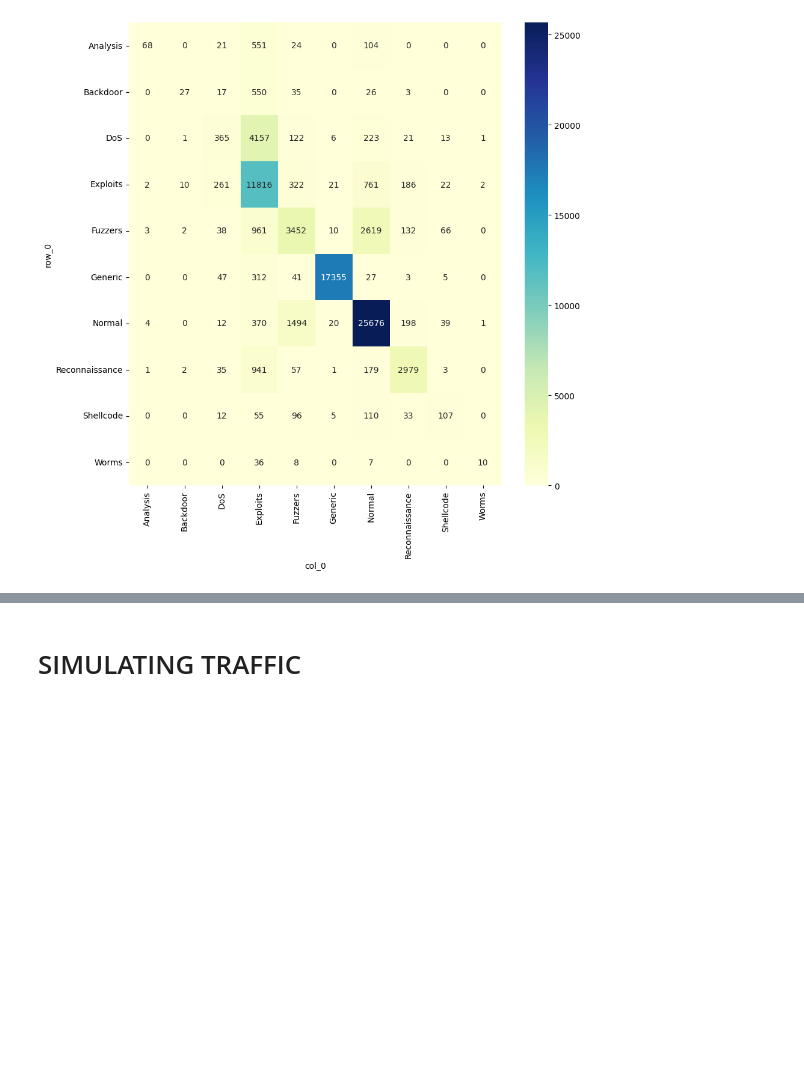
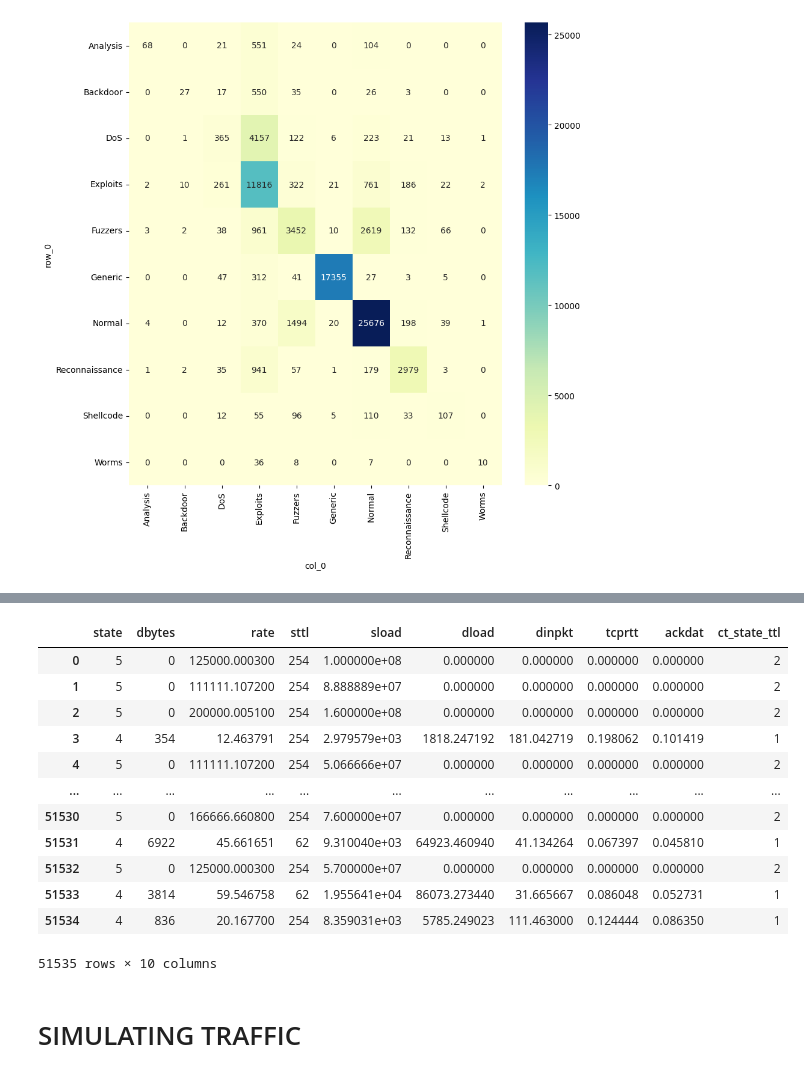
Before and after one commit to Abugahh/Detecting-Networks-Anomaly-using-ML, a Jupyter notebook: Project2.ipynb, the cells around one changed output, grey strips where cells are left out. Saved outputs shown, nothing was run; the diff lists cells and outputs as text; code cells hidden in the pictures; blank space fills up the shorter version.

```diff
--- a/Project2.ipynb
+++ b/Project2.ipynb
@@ -237,0 +291,41 @@ Reconnaissance       0.84      0.71      0.77      4198
+# %%
+import json
+import pandas as pd
+import random
+import time
+
+
+# Specify the path to your JSON file
+json_file_path = 'validation.json'  # replace with the path to your JSON file
+
+data = []
+
+with open(json_file_path, 'r') as f:
+    for line in f:
+        data.append(json.loads(line))
+
+
+# Select the 10 features
+# features = ['dload', 'ct_state_ttl', 'rate', 'sttl', 'tcprtt', 'sload', 'state', 'ackdat', 'dinpkt', 'dbytes']
+features = ['state', 'dbytes', 'rate', 'sttl', 'sload', 'dload', 'dinpkt', 'tcprtt', 'ackdat', 'ct_state_ttl']
+
+while True:
+    # Select a random packet
+    packet = random.choice(data)
+
+    # Select the 10 features from the packet
+    selected_data = {feature: packet[feature] for feature in features}
+
+    # Convert to DataFrame as the model expects input in this format
+    df = pd.DataFrame([selected_data] , columns=features)
+
+    df
+
+    # Use the trained model to make predictions
+    predictions = rf.predict(df)
+
+    print(selected_data, ':', predictions)
+
+
+    # Wait for 5 seconds before selecting the next packet
+    time.sleep(5)
@@ -238,3 +340,19 @@ Reconnaissance       0.84      0.71      0.77      4198
+# %%
+df
+# %% [output]
+|  | state | dbytes | rate | sttl | sload | dload | dinpkt | tcprtt | ackdat | ct_state_ttl |
+| 0 | 5 | 0 | 125000.000300 | 254 | 1.000000e+08 | 0.000000 | 0.000000 | 0.000000 | 0.000000 | 2 |
+| 1 | 5 | 0 | 111111.107200 | 254 | 8.888889e+07 | 0.000000 | 0.000000 | 0.000000 | 0.000000 | 2 |
+| 2 | 5 | 0 | 200000.005100 | 254 | 1.600000e+08 | 0.000000 | 0.000000 | 0.000000 | 0.000000 | 2 |
+| 3 | 4 | 354 | 12.463791 | 254 | 2.979579e+03 | 1818.247192 | 181.042719 | 0.198062 | 0.101419 | 1 |
+| 4 | 5 | 0 | 111111.107200 | 254 | 5.066666e+07 | 0.000000 | 0.000000 | 0.000000 | 0.000000 | 2 |
+| ... | ... | ... | ... | ... | ... | ... | ... | ... | ... | ... |
+| 51530 | 5 | 0 | 166666.660800 | 254 | 7.600000e+07 | 0.000000 | 0.000000 | 0.000000 | 0.000000 | 2 |
+| 51531 | 4 | 6922 | 45.661651 | 62 | 9.310040e+03 | 64923.460940 | 41.134264 | 0.067397 | 0.045810 | 1 |
+| 51532 | 5 | 0 | 125000.000300 | 254 | 5.700000e+07 | 0.000000 | 0.000000 | 0.000000 | 0.000000 | 2 |
+| 51533 | 4 | 3814 | 59.546758 | 62 | 1.955641e+04 | 86073.273440 | 31.665667 | 0.086048 | 0.052731 | 1 |
+| 51534 | 4 | 836 | 20.167700 | 254 | 8.359031e+03 | 5785.249023 | 111.463000 | 0.124444 | 0.086350 | 1 |
+51535 rows × 10 columns
 # %% [markdown]
 # SIMULATING TRAFFIC
 # %%
```
Also changed, not shown: parts of 7 cells of this notebook.
